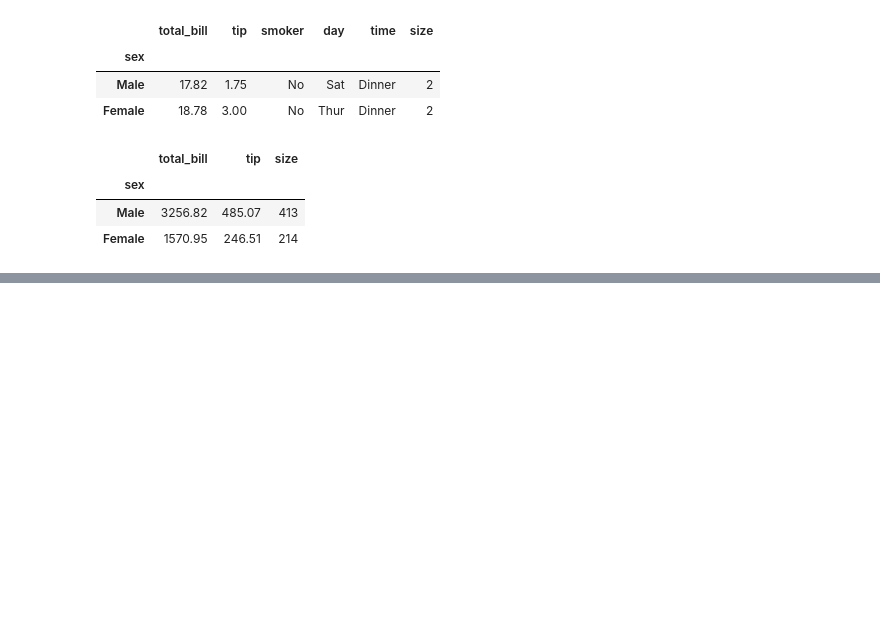
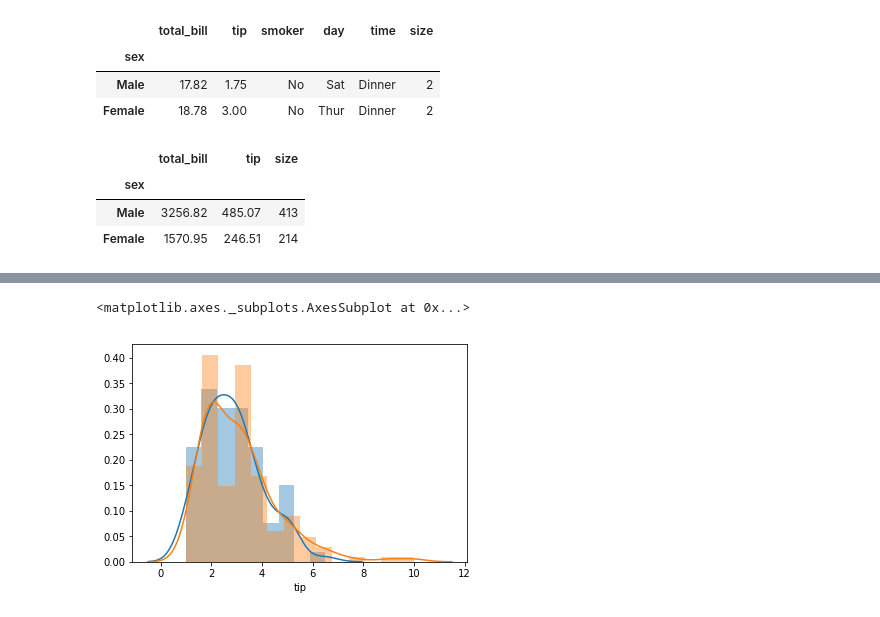
Before and after one commit to pauladaly/Fundamentals-Assessment, a Jupyter notebook: Fundamentals-Assessment.ipynb, the cells around one changed output, grey strips where cells are left out. Saved outputs shown, nothing was run; the diff lists cells and outputs as text; code cells hidden in the pictures; blank space fills up the shorter version.

```diff
--- a/Fundamentals-Assessment.ipynb
+++ b/Fundamentals-Assessment.ipynb
@@ -107,0 +154,10 @@ group.mean()
+# %%
+# Distribution plot based on Female and Male customers
+Female = tips.loc[tips["sex"] == "Female", ["sex", "tip"]]
+Male = tips.loc[tips["sex"] == "Male", ["sex", "tip"]]
+
+sns.distplot(Female["tip"])
+sns.distplot(Male["tip"])
+# %% [output]
+<matplotlib.axes._subplots.AxesSubplot at 0x...>
+[figure, added]
```
Also changed, not shown: parts of 34 cells of this notebook, 1 other file.
